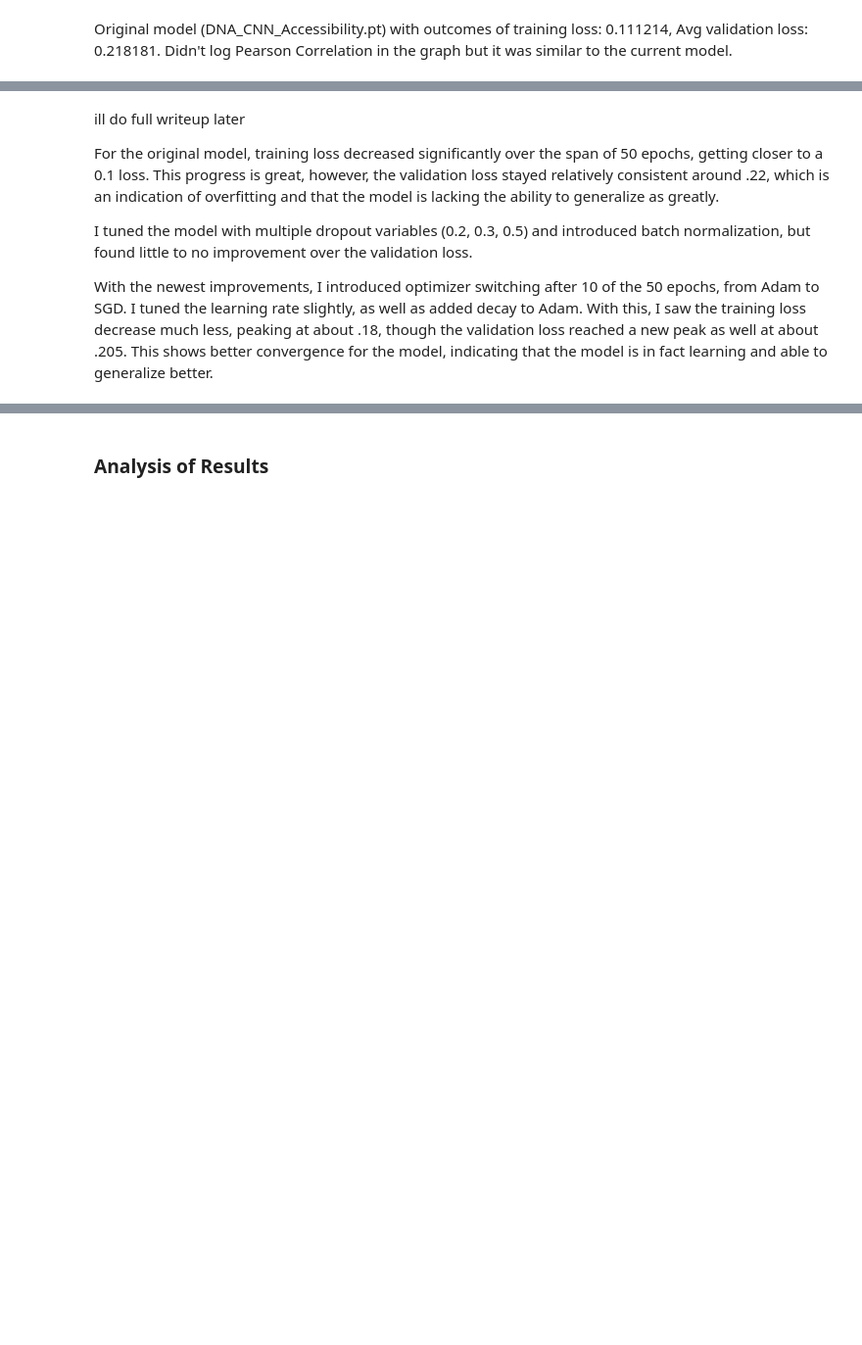
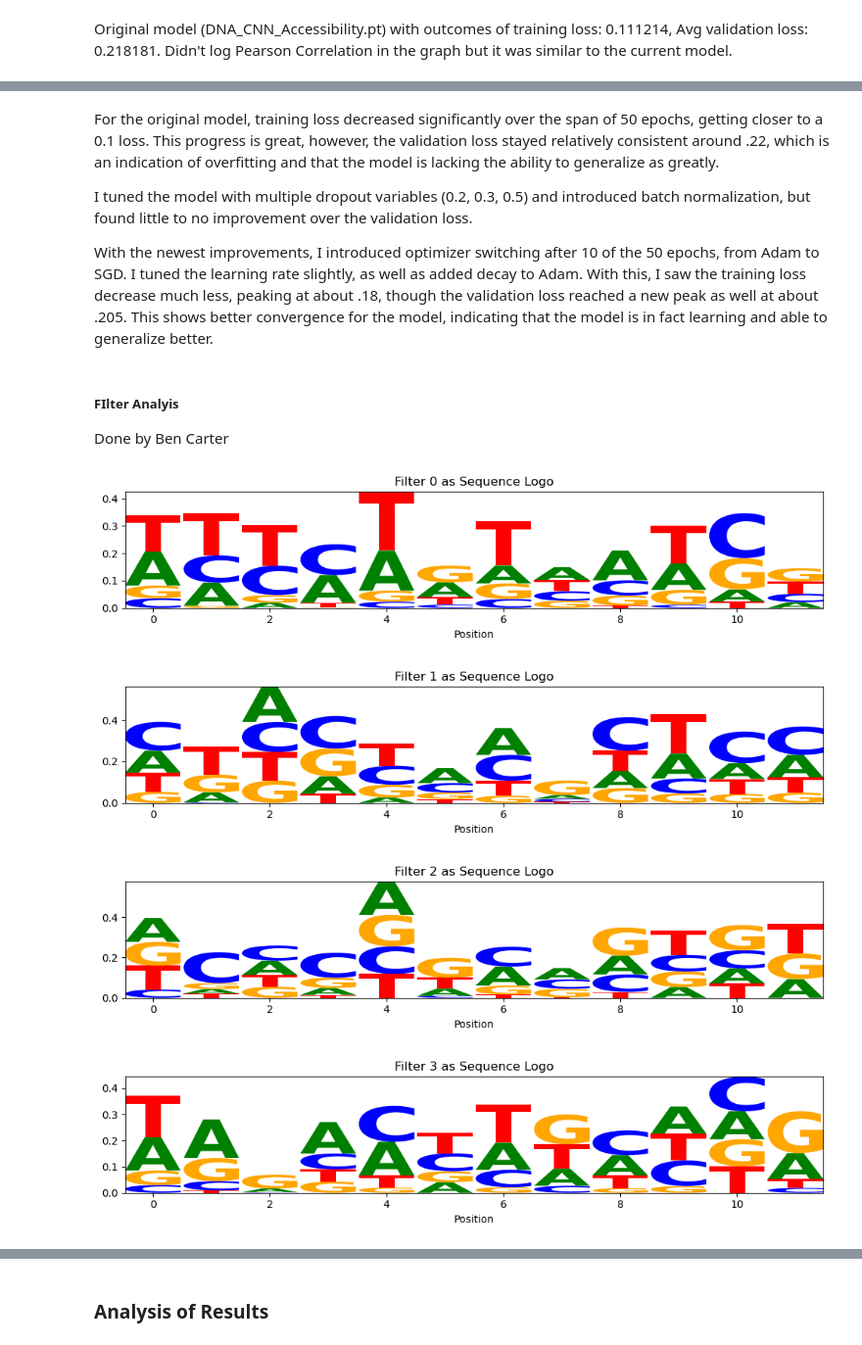
Before and after one commit to mrmang0dev/CS425-Project, a Jupyter notebook: projectmain.ipynb, the cells around one changed output, grey strips where cells are left out. Shown at 98% size. Cells and saved outputs as stored; diff of their text form; code cells hidden in the pictures; blank space fills up the shorter version.

```diff
--- a/projectmain.ipynb
+++ b/projectmain.ipynb
@@ -453,10 +453,11 @@ Original model (DNA_CNN_Accessibility.pt) with outcomes of training loss: 0.1112
 # %% [markdown]
 ![image.png](attachment:image.png)
 # %% [markdown]
-ill do full writeup later
-
 For the original model, training loss decreased significantly over the span of 50 epochs, getting closer to a 0.1 loss. This progress is great, however, the validation loss stayed relatively consistent around .22, which is an indication of overfitting and that the model is lacking the ability to generalize as greatly.
 
 I tuned the model with multiple dropout variables (0.2, 0.3, 0.5) and introduced batch normalization, but found little to no improvement over the validation loss.
 
 With the newest improvements, I introduced optimizer switching after 10 of the 50 epochs, from Adam to SGD. I tuned the learning rate slightly, as well as added decay to Adam. With this, I saw the training loss decrease much less, peaking at about .18, though the validation loss reached a new peak as well at about .205. This shows better convergence for the model, indicating that the model is in fact learning and able to generalize better.
+# %% [markdown]
+##### FIlter Analyis
+Done by Ben Carter
@@ -463 +476,11 @@ With the newest improvements, I introduced optimizer switching after 10 of the 5
+# %%
+CNN_filter_to_logo(model, filter_idx=0)
+CNN_filter_to_logo(model, filter_idx=1)
+CNN_filter_to_logo(model, filter_idx=2)
+CNN_filter_to_logo(model, filter_idx=3)
+# %% [output]
+[figure, added]
+[figure, added]
+[figure, added]
+[figure, added]
 # %% [markdown]
```
Also changed, not shown: parts of 14 cells of this notebook, 5 other files.
